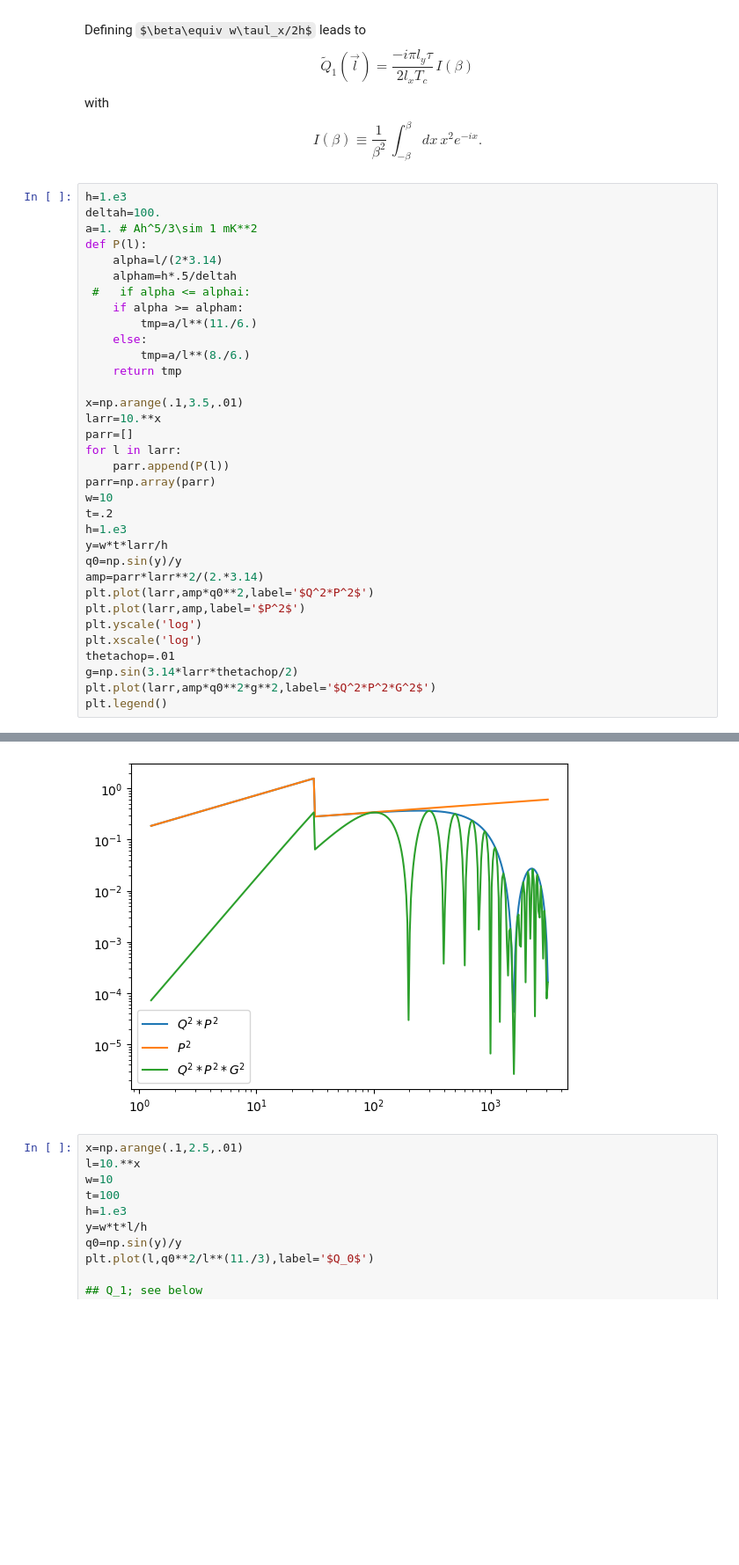
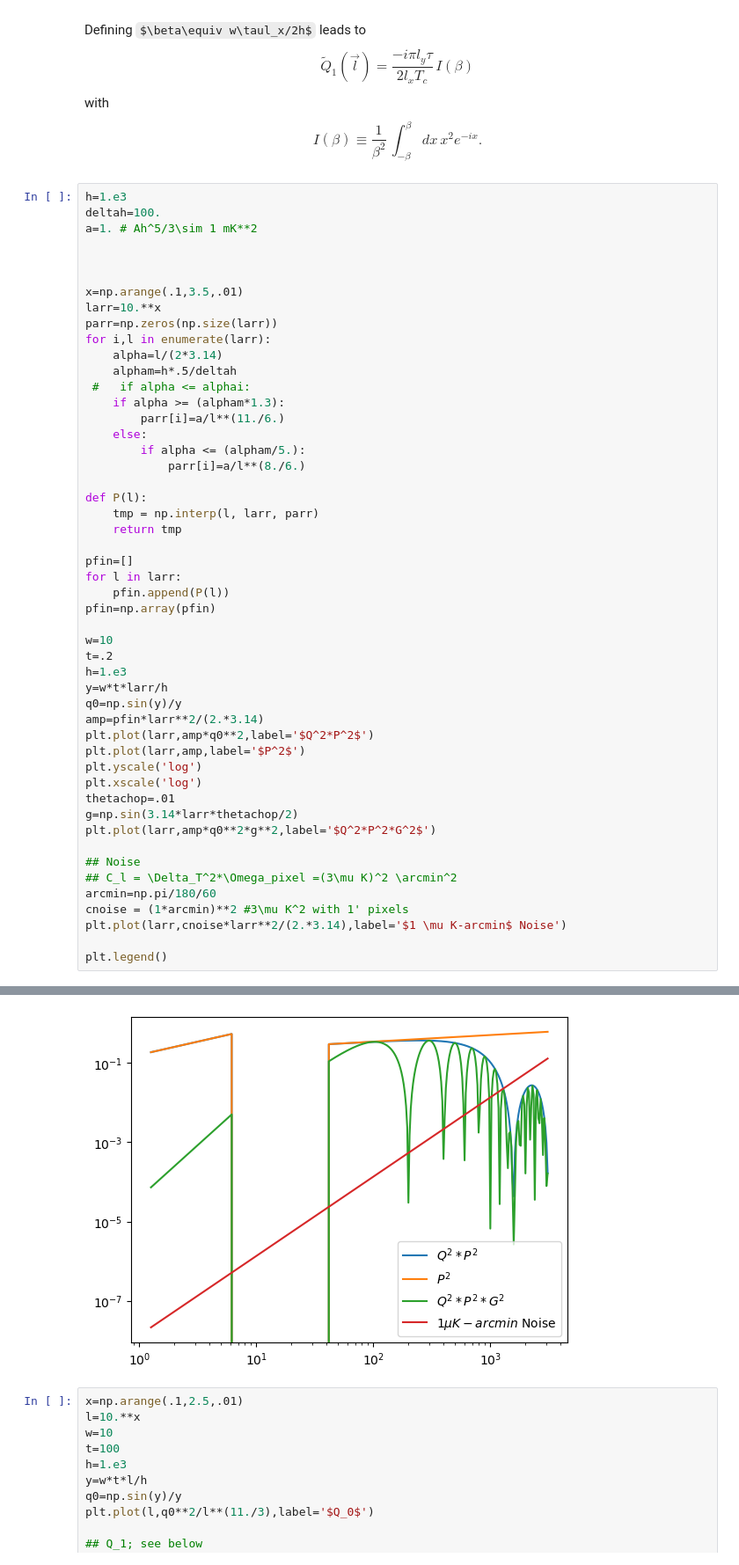
Before and after one commit to dodelson/SPT, a Jupyter notebook: simple.ipynb, the cells around one changed output, grey strips where cells are left out. Shown at 88% size. Saved outputs shown, nothing was run; the diff lists cells and outputs as text; some formulas as TeX source; blank space fills up the shorter version.

```diff
--- a/simple.ipynb
+++ b/simple.ipynb
@@ -43,40 +43,56 @@ $$I(\beta) \equiv \frac1{\beta^2}\,\int_{-\beta}^\beta dx\,x^2 e^{-ix}.$$
 # %%
 h=1.e3
 deltah=100.
 a=1. # Ah^5/3\sim 1 mK**2
-def P(l):
+
+
+
+x=np.arange(.1,3.5,.01)
+larr=10.**x
+parr=np.zeros(np.size(larr))
+for i,l in enumerate(larr):
     alpha=l/(2*3.14)
     alpham=h*.5/deltah
  #   if alpha <= alphai:
-    if alpha >= alpham:
-        tmp=a/l**(11./6.)
+    if alpha >= (alpham*1.3):
+        parr[i]=a/l**(11./6.)
     else:
-        tmp=a/l**(8./6.)
+        if alpha <= (alpham/5.):
+            parr[i]=a/l**(8./6.)
+
+def P(l):
+    tmp = np.interp(l, larr, parr)
     return tmp
 
-x=np.arange(.1,3.5,.01)
-larr=10.**x
-parr=[]
+pfin=[]
 for l in larr:
-    parr.append(P(l))
-parr=np.array(parr)
+    pfin.append(P(l))
+pfin=np.array(pfin)
+
 w=10
 t=.2
 h=1.e3
 y=w*t*larr/h
 q0=np.sin(y)/y
-amp=parr*larr**2/(2.*3.14)
+amp=pfin*larr**2/(2.*3.14)
 plt.plot(larr,amp*q0**2,label='$Q^2*P^2$')
 plt.plot(larr,amp,label='$P^2$')
 plt.yscale('log')
 plt.xscale('log')
 thetachop=.01
 g=np.sin(3.14*larr*thetachop/2)
 plt.plot(larr,amp*q0**2*g**2,label='$Q^2*P^2*G^2$')
+
+## Noise
+## C_l = \Delta_T^2*\Omega_pixel =(3\mu K)^2 \arcmin^2
+arcmin=np.pi/180/60
+cnoise = (1*arcmin)**2 #3\mu K^2 with 1' pixels
+plt.plot(larr,cnoise*larr**2/(2.*3.14),label='$1 \mu K-arcmin$ Noise')
+
 plt.legend()
 # %% [output]
 <matplotlib.legend.Legend at 0x...>
-[figure, old version]
+[figure, new version]
 # %%
 x=np.arange(.1,2.5,.01)
 l=10.**x
```
Also changed, not shown: parts of 6 cells of this notebook, 1 other file.
